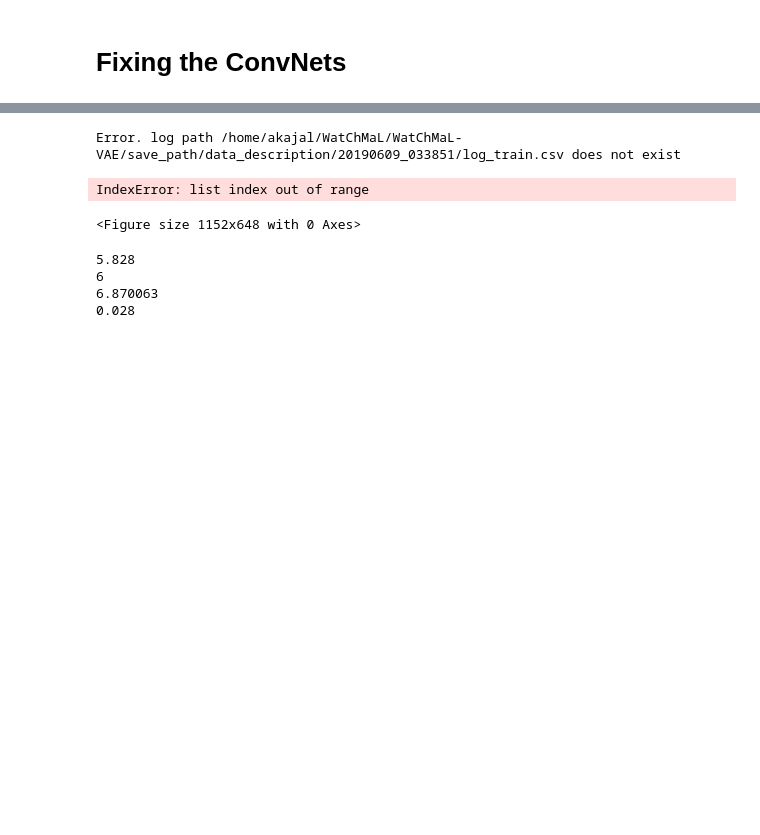
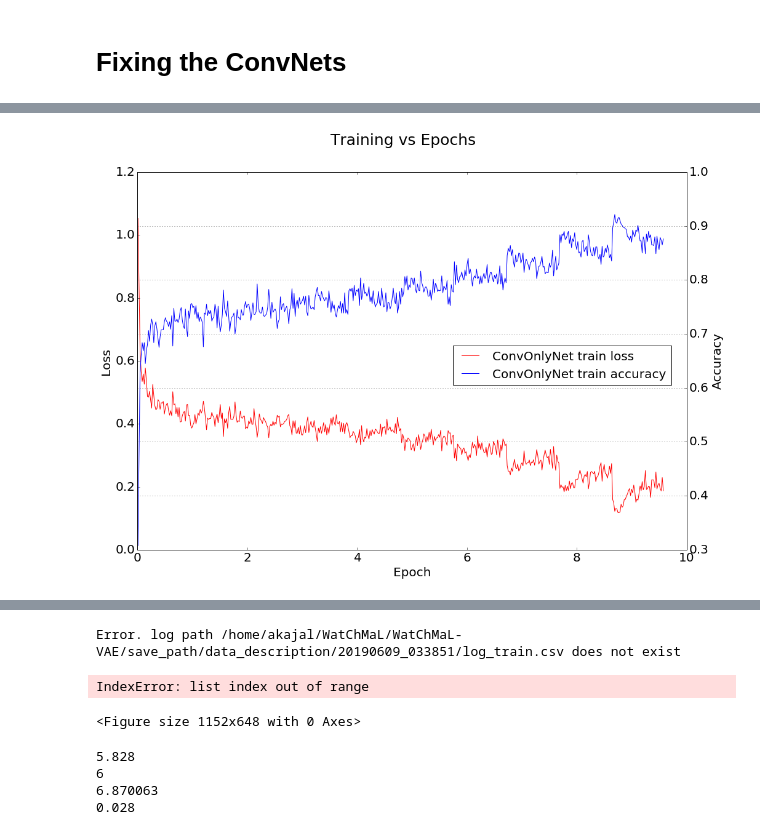
Before and after one commit to WatChMaL/CNN, a Jupyter notebook: notebooks/June 07 - Fixing ConvNets.ipynb, the cells around one changed output, grey strips where cells are left out. Saved outputs shown, nothing was run; the diff lists cells and outputs as text; code cells hidden in the pictures; blank space fills up the shorter version.

```diff
--- a/notebooks/June 07 - Fixing ConvNets.ipynb
+++ b/notebooks/June 07 - Fixing ConvNets.ipynb
@@ -17,0 +32,14 @@ from plot_utils import plot_utils
+# %%
+# Setup the paths to the log files
+
+convonlynet_log = "20190612_085128"
+
+# Training log files for the models
+log_dir =  "/home/akajal/WatChMaL/WatChMaL-VAE/save_path/data_description/"
+convonlynet_train_log = log_dir + convonlynet_log + "/log_train.csv"
+plot_utils.plot_training([convonlynet_train_log],
+                              ["ConvOnlyNet"],
+                              {"ConvOnlyNet":["red","blue"]},
+                              downsample_interval=25, show_plot=False)
+# %% [output]
+[figure, added]
```
Also changed, not shown: parts of 3 cells of this notebook, 16 other files.
